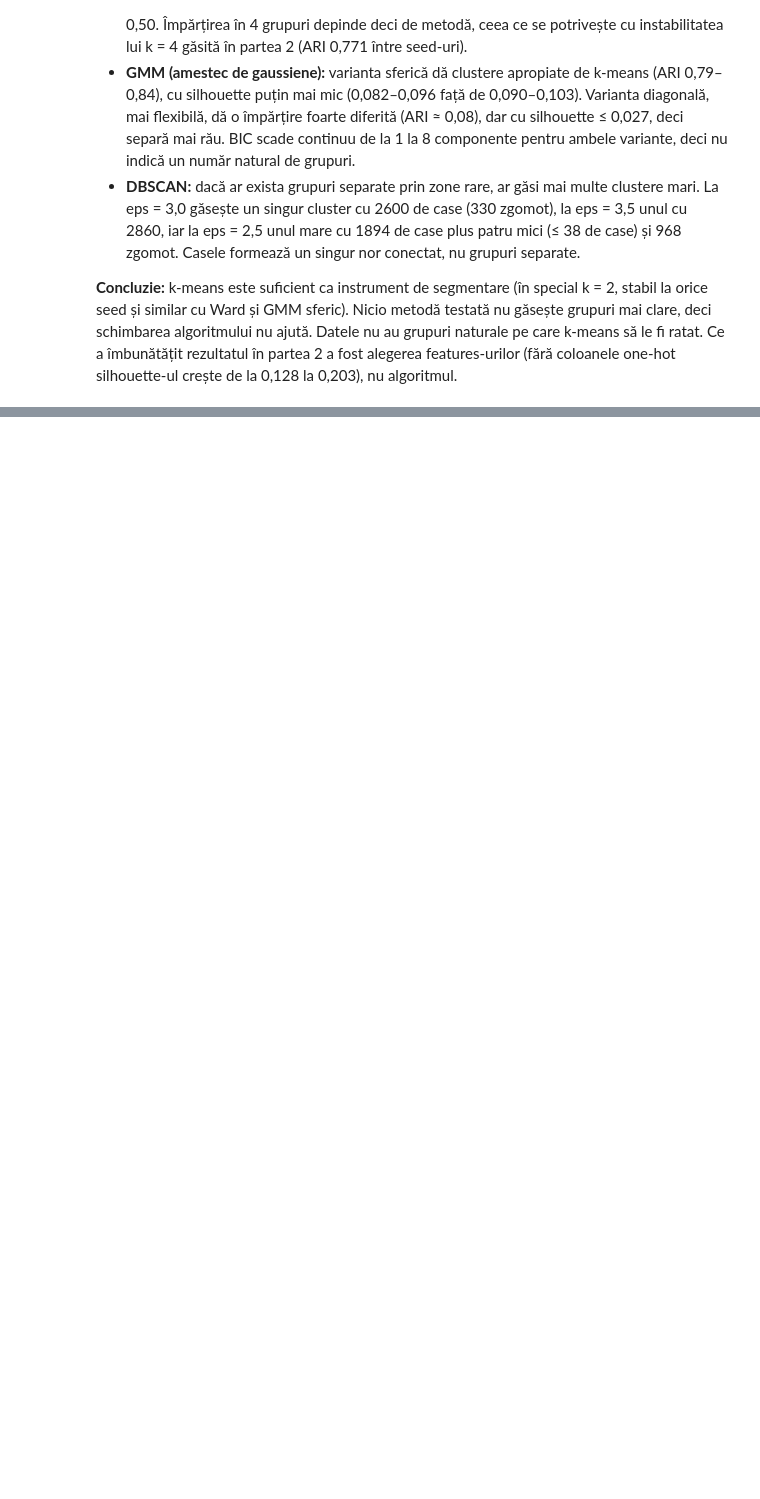
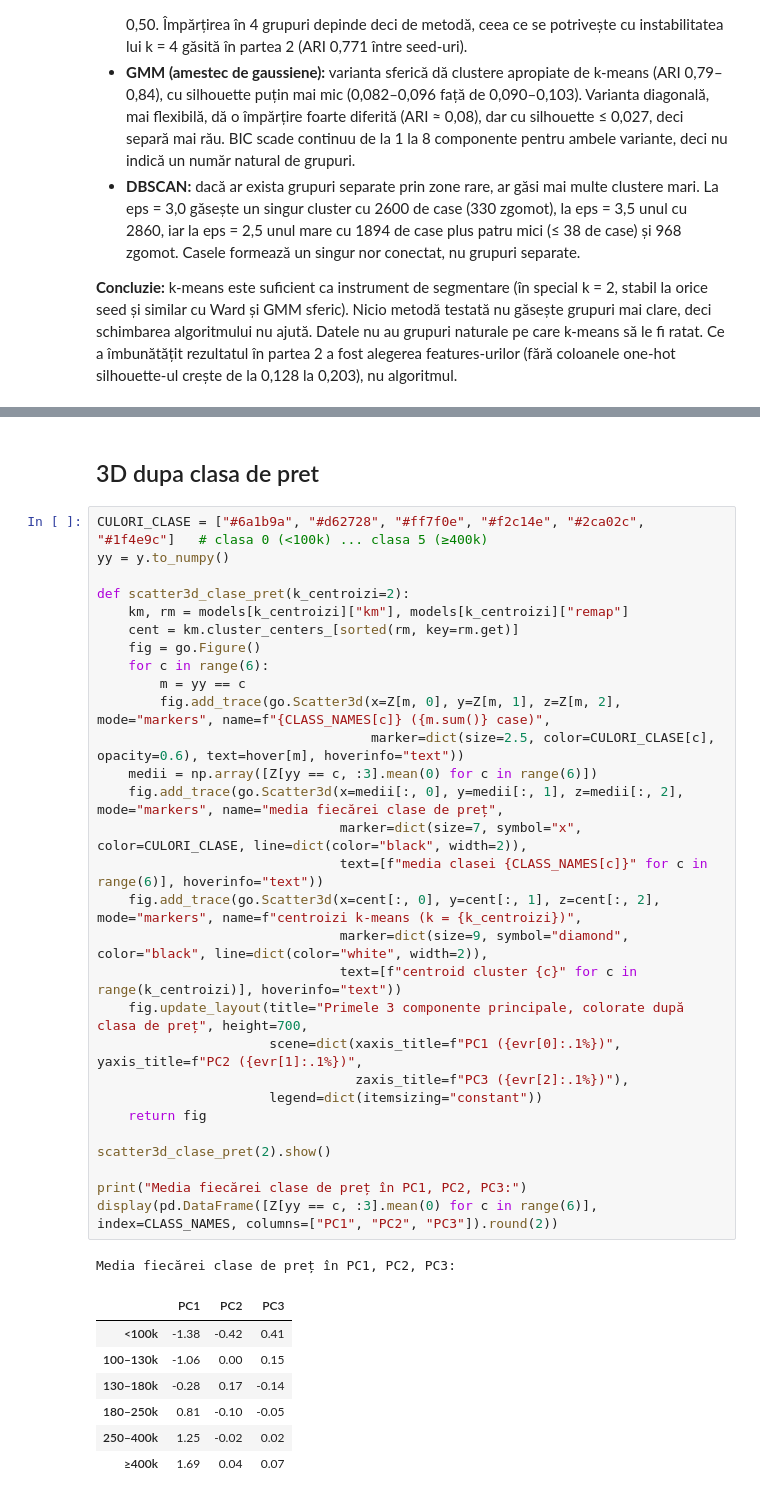
Before and after one commit to viragdiana/ML, a Jupyter notebook: lab3/lab3_stefi.ipynb, the cells around one changed output, grey strips where cells are left out. Cells and saved outputs as stored; diff of their text form; blank space fills up the shorter version.

```diff
--- a/lab3/lab3_stefi.ipynb
+++ b/lab3/lab3_stefi.ipynb
@@ -590,0 +595,40 @@ Am încercat trei alternative pe aceleași 123 de componente, ca să văd dacă
+# %% [markdown]
+## 3D dupa clasa de pret
+# %%
+CULORI_CLASE = ["#6a1b9a", "#d62728", "#ff7f0e", "#f2c14e", "#2ca02c", "#1f4e9c"]   # clasa 0 (<100k) ... clasa 5 (≥400k)
+yy = y.to_numpy()
+
+def scatter3d_clase_pret(k_centroizi=2):
+    km, rm = models[k_centroizi]["km"], models[k_centroizi]["remap"]
+    cent = km.cluster_centers_[sorted(rm, key=rm.get)]
+    fig = go.Figure()
+    for c in range(6):
+        m = yy == c
+        fig.add_trace(go.Scatter3d(x=Z[m, 0], y=Z[m, 1], z=Z[m, 2], mode="markers", name=f"{CLASS_NAMES[c]} ({m.sum()} case)",
+                                   marker=dict(size=2.5, color=CULORI_CLASE[c], opacity=0.6), text=hover[m], hoverinfo="text"))
+    medii = np.array([Z[yy == c, :3].mean(0) for c in range(6)])
+    fig.add_trace(go.Scatter3d(x=medii[:, 0], y=medii[:, 1], z=medii[:, 2], mode="markers", name="media fiecărei clase de preț",
+                               marker=dict(size=7, symbol="x", color=CULORI_CLASE, line=dict(color="black", width=2)),
+                               text=[f"media clasei {CLASS_NAMES[c]}" for c in range(6)], hoverinfo="text"))
+    fig.add_trace(go.Scatter3d(x=cent[:, 0], y=cent[:, 1], z=cent[:, 2], mode="markers", name=f"centroizi k-means (k = {k_centroizi})",
+                               marker=dict(size=9, symbol="diamond", color="black", line=dict(color="white", width=2)),
+                               text=[f"centroid cluster {c}" for c in range(k_centroizi)], hoverinfo="text"))
+    fig.update_layout(title="Primele 3 componente principale, colorate după clasa de preț", height=700,
+                      scene=dict(xaxis_title=f"PC1 ({evr[0]:.1%})", yaxis_title=f"PC2 ({evr[1]:.1%})",
+                                 zaxis_title=f"PC3 ({evr[2]:.1%})"),
+                      legend=dict(itemsizing="constant"))
+    return fig
+
+scatter3d_clase_pret(2).show()
+
+print("Media fiecărei clase de preț în PC1, PC2, PC3:")
+display(pd.DataFrame([Z[yy == c, :3].mean(0) for c in range(6)], index=CLASS_NAMES, columns=["PC1", "PC2", "PC3"]).round(2))
+# %% [output]
+Media fiecărei clase de preț în PC1, PC2, PC3:
+|  | PC1 | PC2 | PC3 |
+| <100k | -1.38 | -0.42 | 0.41 |
+| 100–130k | -1.06 | 0.00 | 0.15 |
+| 130–180k | -0.28 | 0.17 | -0.14 |
+| 180–250k | 0.81 | -0.10 | -0.05 |
+| 250–400k | 1.25 | -0.02 | 0.02 |
+| ≥400k | 1.69 | 0.04 | 0.07 |
```
Also changed, not shown: parts of 8 cells of this notebook.
